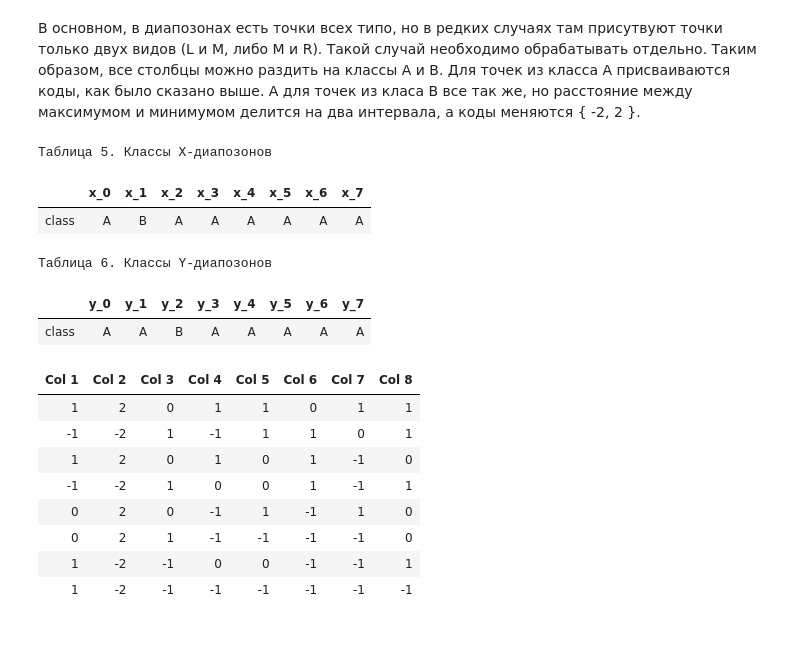
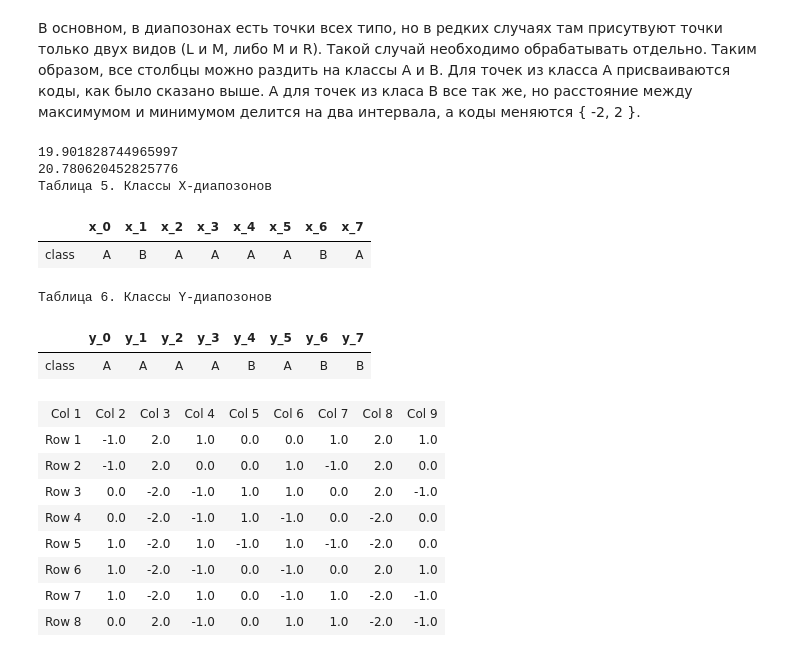
Before and after one commit to mor1ins/diploma_material, a Jupyter notebook: Decoder.ipynb, the cells around one changed output. Saved outputs shown, nothing was run; the diff lists cells and outputs as text; code cells hidden in the pictures.

```diff
--- a/Decoder.ipynb
+++ b/Decoder.ipynb
@@ -31,7 +31,7 @@ def binarize_image(image, threshold):
     image = np.array(image)
     for raw in image:
         for column in raw:
-            column[0] = 255 if column[0] < threshold else 0
+            column[0] = 0 if column[0] < threshold else 255
     return Image.fromarray(image)
 
 
@@ -54,7 +54,7 @@ def points_to_image(image, points):
 current_directory = Path.cwd()
 
 # path to access our image
-image_path = current_directory.joinpath('img/unprepared_image.png')
+image_path = current_directory.joinpath('2020-04-08_22-00-09.jpg')
 
 # print(f'Current directory: {current_directory}')
 # print(f'Image path: {image_path}')
@@ -147,0 +98,25 @@ plot_images([
+# %%
+deleted_noise_image = black_white_image.filter(ImageFilter.MedianFilter(3))
+pixels_array = np.array(deleted_noise_image.convert(mode='1'))
+centroids = get_centroids(pixels_array)
+
+centroids_with_neighbours = []
+for point in centroids:
+    x, y = point
+    offsets = [-1, 0, 1]
+    for offset_x in offsets:
+        for offset_y in offsets:
+            centroids_with_neighbours.append((x + offset_x, y + offset_y))
+
+centroids_zero_array = np.zeros_like(deleted_noise_image)
+for y in range(deleted_noise_image.height):
+    for x in range(deleted_noise_image.width):
+        centroids_zero_array[y, x] = [255, 255]
+
+centroids_image = points_to_image(centroids_zero_array, centroids_with_neighbours)
+
+plot_images([
+    (deleted_noise_image, 'После удаления шума (г)'),
+    (points_to_image(deleted_noise_image, centroids_with_neighbours), 'ЧБ с центроидами (а)'),
+    (centroids_image, 'Только центроиды (б)')
+])
@@ -195,10 +184,12 @@ for i in range(N):
 x_coordinates_of_centroids = centroids_in_grid[:, :, 0]
 average_x = x_coordinates_of_centroids.mean(axis = 1)
 # %%
-def print_rows(it):
+def print_table(it):
+    table = [[f'Row {i}'] + list(row) for i, row in zip(range(1, N + 1), it.transpose())]
+    table = [[f'Col {i}' for i in range(1, N + 2)]] + table
+
     display(tabulate.tabulate(
-        [[f'Row {i}'] + list(row) for i, row in zip(range(1, N + 1), it.transpose())],
-        [], tablefmt="html"))
+        table, tablefmt='html'))
 
 
 y_coordinates_of_centroids = centroids_in_grid[:, :, 1]
@@ -352,6 +339,15 @@ display(tabulate.tabulate([
 # %% [markdown]
 В основном, в диапозонах есть точки всех типо, но в редких случаях там присутвуют точки только двух видов (L и M, либо M и R). Такой случай необходимо обрабатывать отдельно. Таким образом, все столбцы можно раздить на классы A и B. Для точек из класса А присваиваются коды, как было сказано выше. А для точек из класа B все так же, но расстояние между максимумом и минимумом делится на два интервала, а коды меняются { -2, 2 }.
 # %%
+threshold_for_class = 2/3 * difference_x.max()
+classes_x = [ 'A' if diff > threshold_for_class else 'B' for diff in difference_x ]
+print(threshold_for_class)
+
+threshold_for_class = 2/3 * difference_y.max()
+classes_y = [ 'A' if diff > threshold_for_class else 'B' for diff in difference_y ]
+print(threshold_for_class)
+
+
 print('Таблица 5. Классы X-диапозонов')
 display(tabulate.tabulate(
     [['class'] + classes_x], [f'x_{i}' for i in range(N)], tablefmt="html"
@@ -362,12 +358,14 @@ display(tabulate.tabulate(
     [['class'] + classes_y], [f'y_{i}' for i in range(N)], tablefmt="html"
 ))
 # %% [output]
+19.901828744965997
+20.780620452825776
 Таблица 5. Классы X-диапозонов
 |  | x_0 | x_1 | x_2 | x_3 | x_4 | x_5 | x_6 | x_7 |
-| class | A | B | A | A | A | A | A | A |
+| class | A | B | A | A | A | A | B | A |
 Таблица 6. Классы Y-диапозонов
 |  | y_0 | y_1 | y_2 | y_3 | y_4 | y_5 | y_6 | y_7 |
-| class | A | A | B | A | A | A | A | A |
+| class | A | A | A | A | B | A | B | B |
 # %%
 def split_into_three_intervals(minimum, maximum):
     diff = maximum - minimum
@@ -391,40 +389,40 @@ def get_position_code(value, intervals, codes):
         if value_belongs_to_interval(value, intervals[i]):
             return codes[i]
 
 
 def split_into_intervals(minimum, maximum, klass):
     if klass == 'A':
         return split_into_three_intervals(minimum, maximum)
     else:
         return split_into_two_intervals(minimum, maximum)
 
 
 def get_position_codes(coordinates, minimums, maximums, klasses):
     intervals = [
         split_into_intervals(minimum, maximum, klass)
         for minimum, maximum, klass in zip(minimums, maximums, klasses)
     ]
 #     display(tabulate.tabulate(intervals, [], tablefmt="html"))
 
     codes = np.zeros_like(coordinates)
     for i in range(len(codes)):
         for j in range(len(codes[i])):
             value = coordinates[i,j]
             interval = intervals[i]
             posibles_codes = [-1, 0, 1] if klasses[i] == 'A' else [-2, 2]
             codes[i,j] = get_position_code(value, interval, posibles_codes)
 
     return codes
 
 x_codes = get_position_codes(x_coordinates_of_centroids, min_x, max_x, classes_x)
-print_columns(x_codes)
+print_table(x_codes)
 # %% [output]
-| Col 1 | Col 2 | Col 3 | Col 4 | Col 5 | Col 6 | Col 7 | Col 8 |
-| 1 | 2 | 0 | 1 | 1 | 0 | 1 | 1 |
-| -1 | -2 | 1 | -1 | 1 | 1 | 0 | 1 |
-| 1 | 2 | 0 | 1 | 0 | 1 | -1 | 0 |
-| -1 | -2 | 1 | 0 | 0 | 1 | -1 | 1 |
-| 0 | 2 | 0 | -1 | 1 | -1 | 1 | 0 |
-| 0 | 2 | 1 | -1 | -1 | -1 | -1 | 0 |
-| 1 | -2 | -1 | 0 | 0 | -1 | -1 | 1 |
-| 1 | -2 | -1 | -1 | -1 | -1 | -1 | -1 |
+| Col 1 | Col 2 | Col 3 | Col 4 | Col 5 | Col 6 | Col 7 | Col 8 | Col 9 |
+| Row 1 | -1.0 | 2.0 | 1.0 | 0.0 | 0.0 | 1.0 | 2.0 | 1.0 |
+| Row 2 | -1.0 | 2.0 | 0.0 | 0.0 | 1.0 | -1.0 | 2.0 | 0.0 |
+| Row 3 | 0.0 | -2.0 | -1.0 | 1.0 | 1.0 | 0.0 | 2.0 | -1.0 |
+| Row 4 | 0.0 | -2.0 | -1.0 | 1.0 | -1.0 | 0.0 | -2.0 | 0.0 |
+| Row 5 | 1.0 | -2.0 | 1.0 | -1.0 | 1.0 | -1.0 | -2.0 | 0.0 |
+| Row 6 | 1.0 | -2.0 | -1.0 | 0.0 | -1.0 | 0.0 | 2.0 | 1.0 |
+| Row 7 | 1.0 | -2.0 | 1.0 | 0.0 | -1.0 | 1.0 | -2.0 | -1.0 |
+| Row 8 | 0.0 | 2.0 | -1.0 | 0.0 | 1.0 | 1.0 | -2.0 | -1.0 |
```
Also changed, not shown: parts of 17 cells of this notebook, 5 other files.
